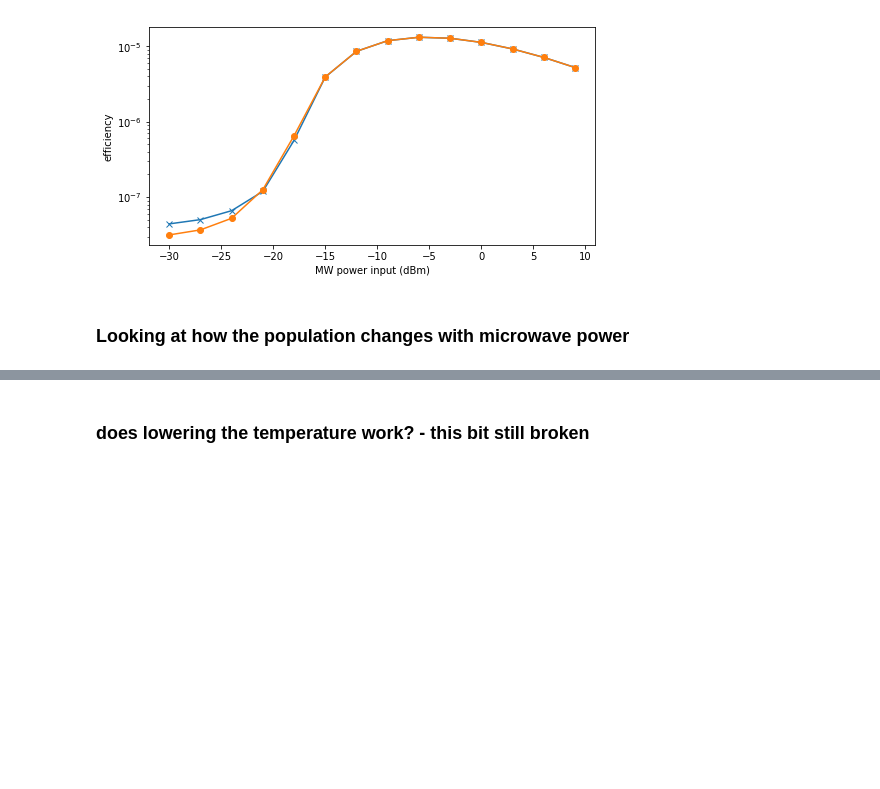
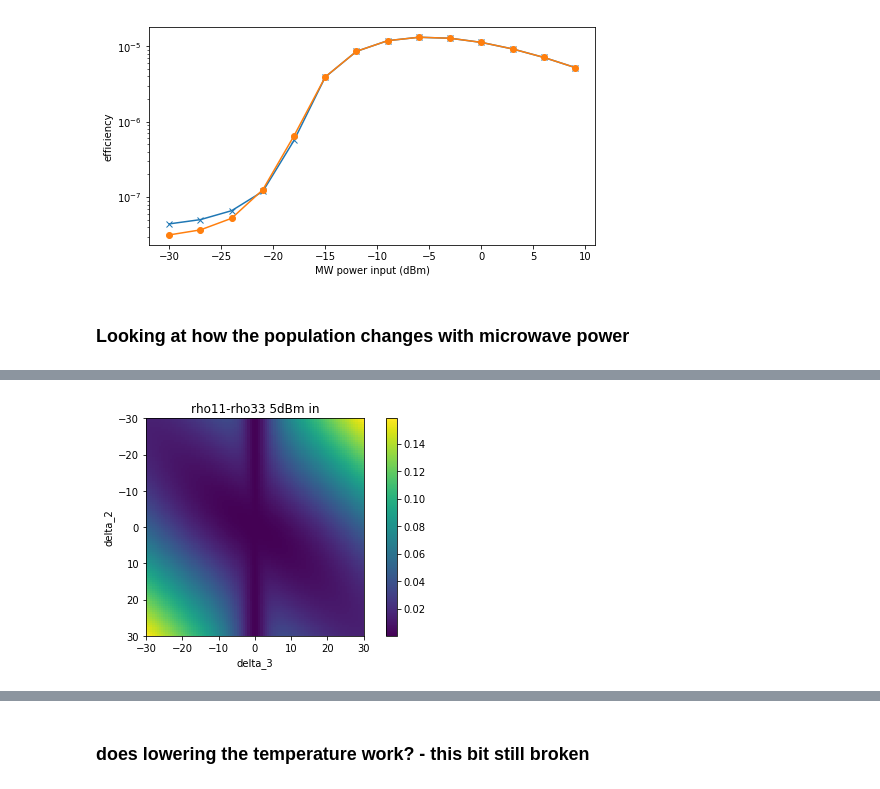
Before and after one commit to rareearthquantum/model_upconversion_peter, a Jupyter notebook: cavityenhancedraman.ipynb, the cells around one changed output, grey strips where cells are left out. Drawn from its saved outputs; the diff is of its cells as text; code cells hidden in the pictures; blank space fills up the shorter version.

```diff
--- a/cavityenhancedraman.ipynb
+++ b/cavityenhancedraman.ipynb
@@ -1297,0 +1296,9 @@ plt.colorbar();
+# %%
+plt.rcParams['figure.figsize'] = [8, 4]
+plt.imshow(pop[:,:,0]-pop[:,:,2],extent = [min(delta3vals)/1e6,max(delta3vals)/1e6,max(delta2vals)/1e6,min(delta2vals)/1e6])
+plt.ylabel('delta_2')
+plt.xlabel('delta_3')
+plt.title('rho11-rho33 5dBm in')
+plt.colorbar();
+# %% [output]
+[figure, added]
```
Also changed, not shown: parts of 14 cells of this notebook, 1 other file.
